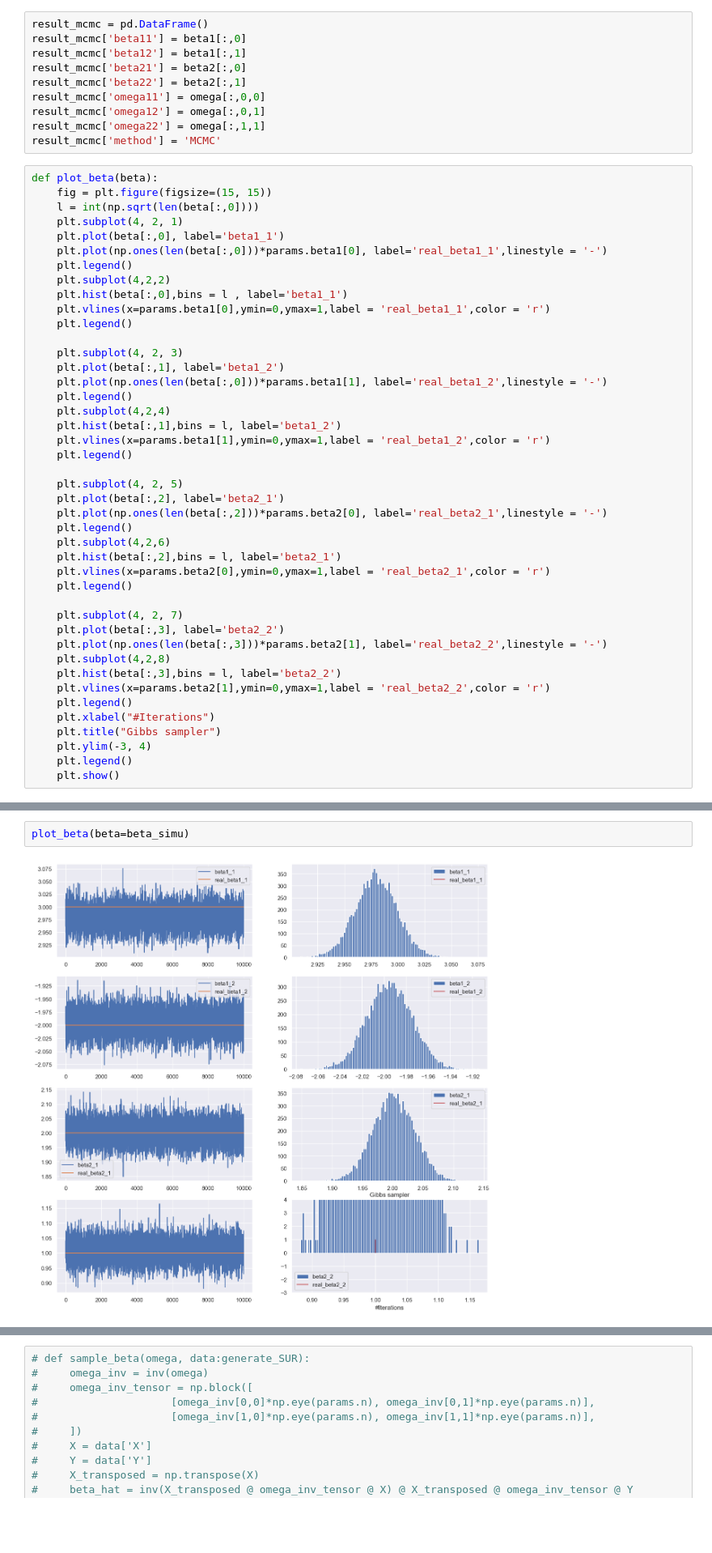
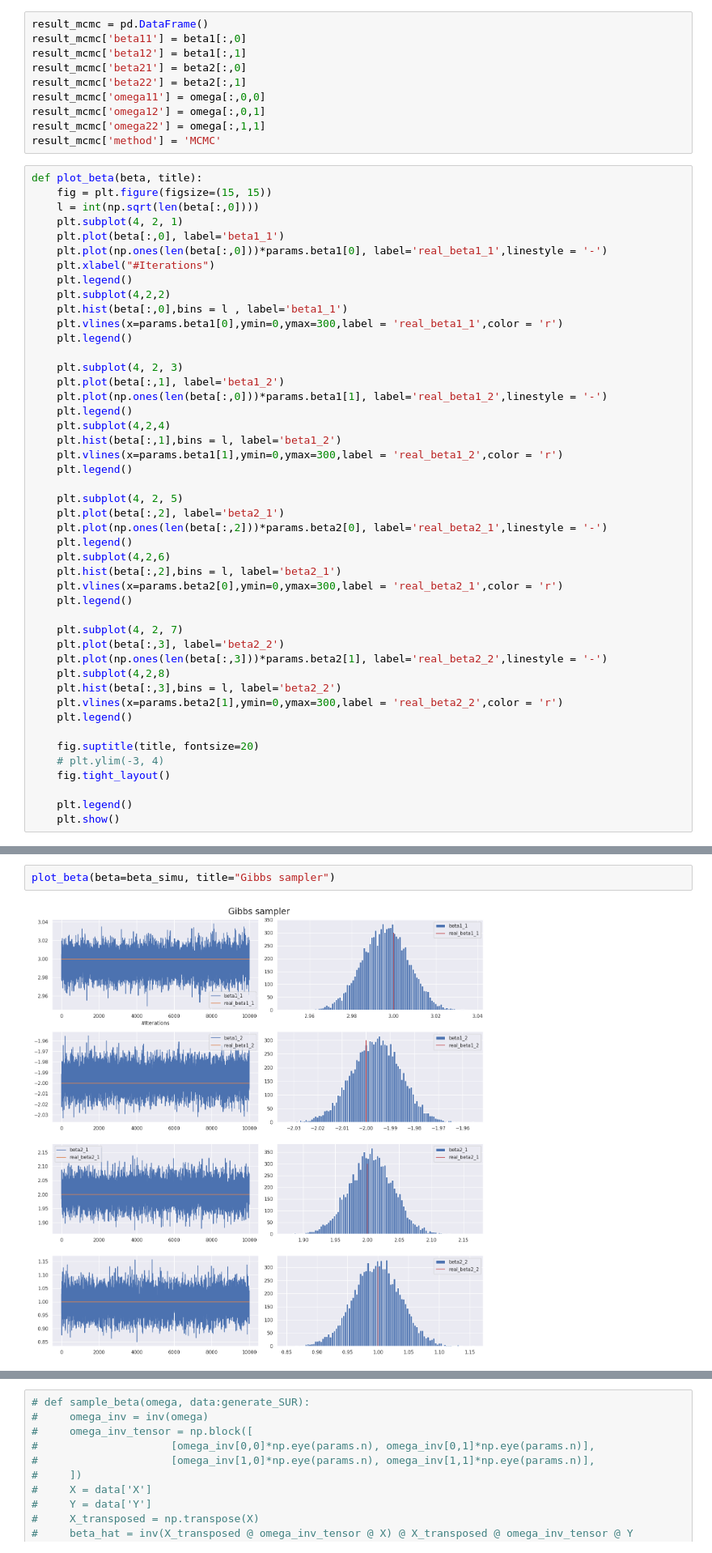
Before and after one commit to yunhao-tech/Bayesian-Inference-project, a Jupyter notebook: SUR.ipynb, the cells around one changed output, grey strips where cells are left out. Shown at 81% size. Drawn from its saved outputs; the diff is of its cells as text; blank space fills up the shorter version.

```diff
--- a/SUR.ipynb
+++ b/SUR.ipynb
@@ -140,16 +140,17 @@ result_mcmc['omega12'] = omega[:,0,1]
 result_mcmc['omega22'] = omega[:,1,1]
 result_mcmc['method'] = 'MCMC'
 # %%
-def plot_beta(beta):
+def plot_beta(beta, title):
     fig = plt.figure(figsize=(15, 15))
     l = int(np.sqrt(len(beta[:,0])))
     plt.subplot(4, 2, 1)
     plt.plot(beta[:,0], label='beta1_1')
     plt.plot(np.ones(len(beta[:,0]))*params.beta1[0], label='real_beta1_1',linestyle = '-')
+    plt.xlabel("#Iterations")
     plt.legend()
     plt.subplot(4,2,2)
     plt.hist(beta[:,0],bins = l , label='beta1_1')
-    plt.vlines(x=params.beta1[0],ymin=0,ymax=1,label = 'real_beta1_1',color = 'r')
+    plt.vlines(x=params.beta1[0],ymin=0,ymax=300,label = 'real_beta1_1',color = 'r')
     plt.legend()
 
     plt.subplot(4, 2, 3)
@@ -158,7 +159,7 @@ def plot_beta(beta):
     plt.legend()
     plt.subplot(4,2,4)
     plt.hist(beta[:,1],bins = l, label='beta1_2')
-    plt.vlines(x=params.beta1[1],ymin=0,ymax=1,label = 'real_beta1_2',color = 'r')
+    plt.vlines(x=params.beta1[1],ymin=0,ymax=300,label = 'real_beta1_2',color = 'r')
     plt.legend()
 
     plt.subplot(4, 2, 5)
@@ -167,7 +168,7 @@ def plot_beta(beta):
     plt.legend()
     plt.subplot(4,2,6)
     plt.hist(beta[:,2],bins = l, label='beta2_1')
-    plt.vlines(x=params.beta2[0],ymin=0,ymax=1,label = 'real_beta2_1',color = 'r')
+    plt.vlines(x=params.beta2[0],ymin=0,ymax=300,label = 'real_beta2_1',color = 'r')
     plt.legend()
 
     plt.subplot(4, 2, 7)
@@ -175,11 +176,13 @@ def plot_beta(beta):
     plt.plot(np.ones(len(beta[:,3]))*params.beta2[1], label='real_beta2_2',linestyle = '-')
     plt.subplot(4,2,8)
     plt.hist(beta[:,3],bins = l, label='beta2_2')
-    plt.vlines(x=params.beta2[1],ymin=0,ymax=1,label = 'real_beta2_2',color = 'r')
+    plt.vlines(x=params.beta2[1],ymin=0,ymax=300,label = 'real_beta2_2',color = 'r')
     plt.legend()
-    plt.xlabel("#Iterations")
-    plt.title("Gibbs sampler")
-    plt.ylim(-3, 4)
+
+    fig.suptitle(title, fontsize=20)
+    # plt.ylim(-3, 4)
+    fig.tight_layout()
+
     plt.legend()
     plt.show()
 # %%
@@ -249,5 +254,5 @@ real: [ 0.3  -0.15 -0.15  0.2 ];
 # %%
-plot_beta(beta=beta_simu)
+plot_beta(beta=beta_simu, title="Gibbs sampler")
 # %% [output]
-[figure, old version]
+[figure, new version]
 # %%
```
Also changed, not shown: parts of 32 cells of this notebook.
